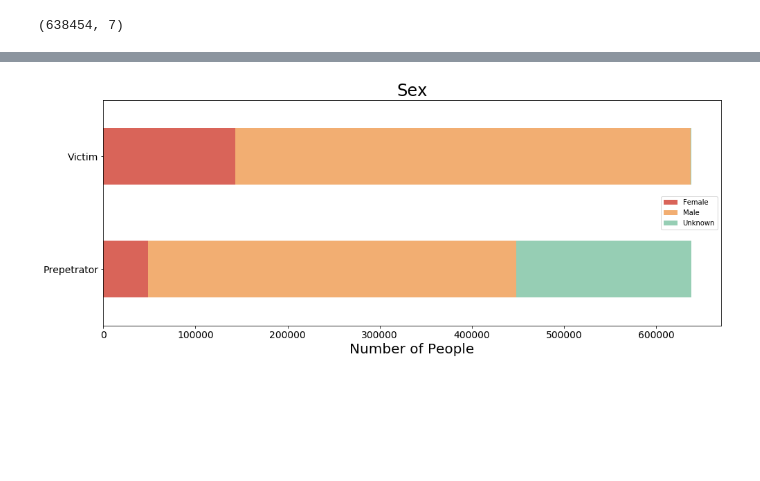
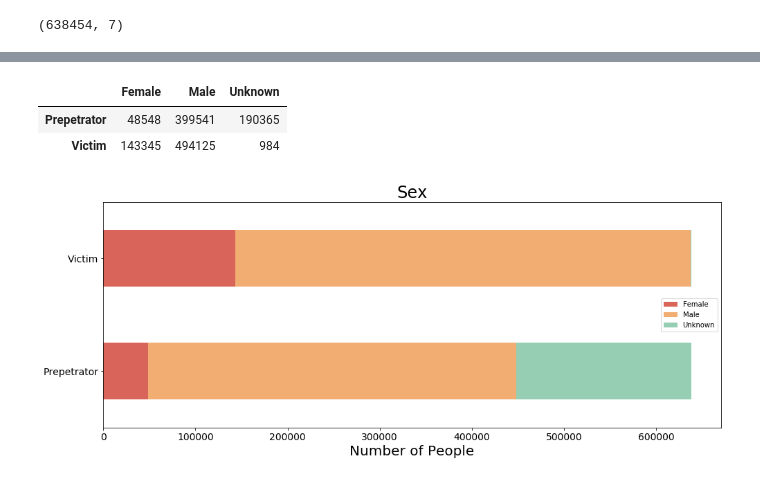
Before and after one commit to adriennekarnoski/machine_learning, a Jupyter notebook: Untitled.ipynb, the cells around one changed output, grey strips where cells are left out. Cells and saved outputs as stored; diff of their text form; code cells hidden in the pictures; blank space fills up the shorter version.

```diff
--- a/Untitled.ipynb
+++ b/Untitled.ipynb
@@ -37,3 +72,9 @@ sex_count = pd.DataFrame(data, index=['Prepetrator', 'Victim'])
+# %%
+sex_count
+# %% [output]
+|  | Female | Male | Unknown |
+| Prepetrator | 48548 | 399541 | 190365 |
+| Victim | 143345 | 494125 | 984 |
 # %%
 colors = ['#d96459', '#f2ae72', '#96ceb4']
 ax = sex_count.plot.barh(figsize=[16,6], title="Sex", color=colors, stacked=True)
```
Also changed, not shown: parts of 38 cells of this notebook, 1 other file.
